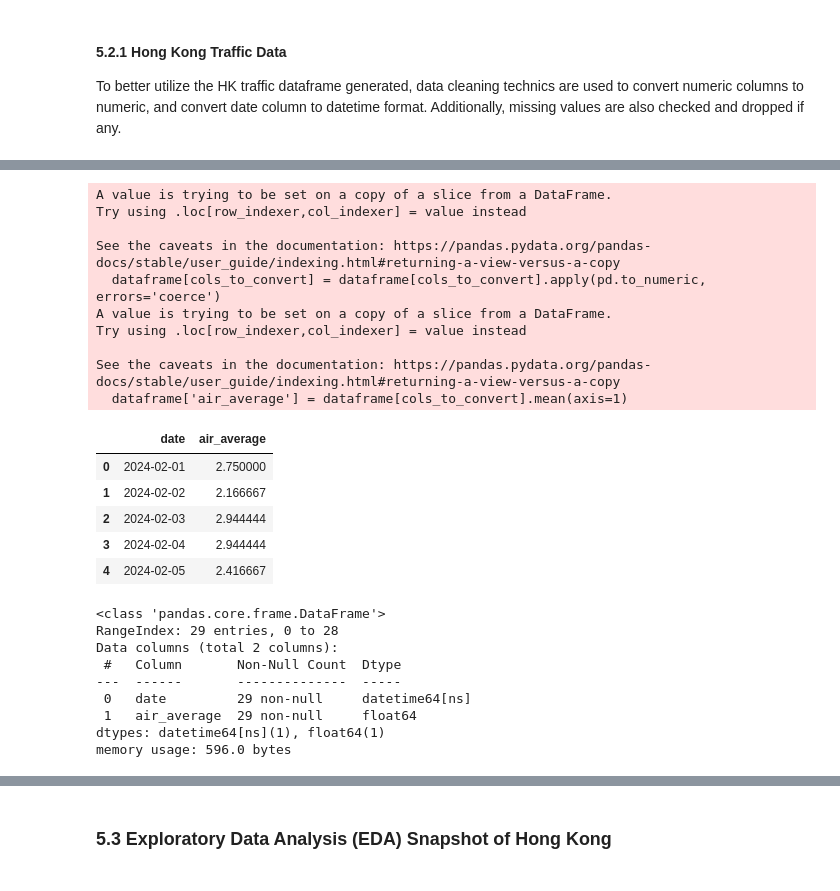
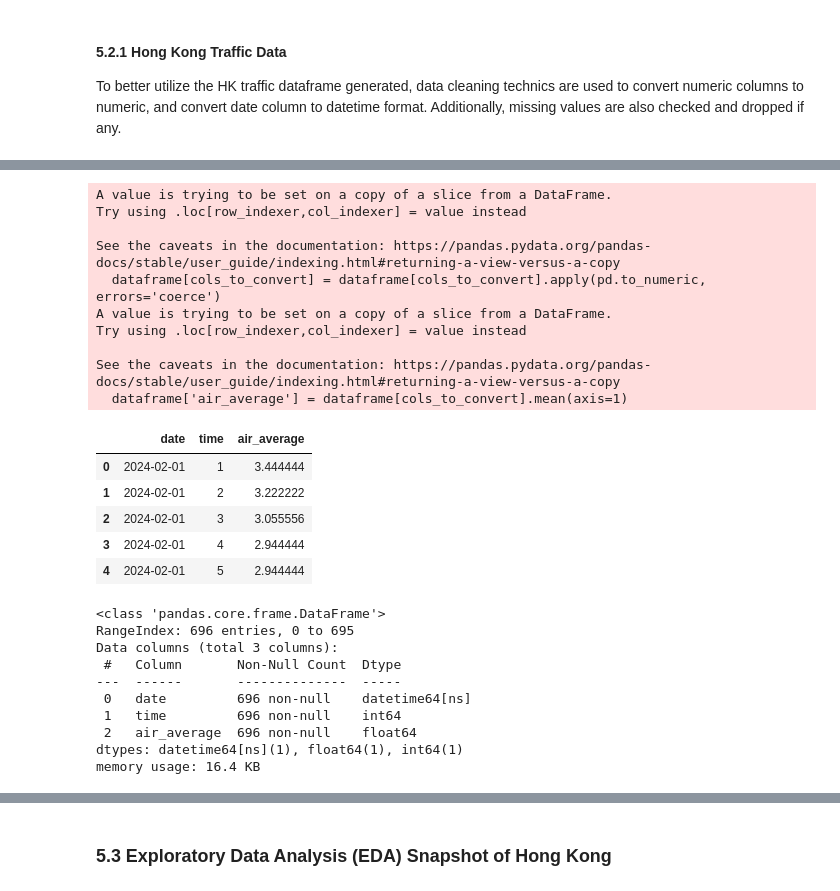
Before and after one commit to linxianying/G12_GuidedProject, a Jupyter notebook: traffic_air_sg.ipynb, the cells around one changed output, grey strips where cells are left out. Saved outputs shown, nothing was run; the diff lists cells and outputs as text; code cells hidden in the pictures.

```diff
--- a/traffic_air_sg.ipynb
+++ b/traffic_air_sg.ipynb
@@ -929,0 +872,7 @@ dtype: int64
+# %%
+
+filtered_hk_air_quality_df = hk_air_quality_df[hk_air_quality_df['时间'] != '每日最高值']
+filtered_hk_air_quality_df['时间'] = filtered_hk_air_quality_df['时间'].astype('int')
+# filtered_hk_air_quality_df = [(hk_air_quality_df['时间'] == '7') | (hk_air_quality_df['时间'] == '8')]
+print("\nFiltered HK air quality data for hours 7 and 8 for comparision with SG data:")
+print(filtered_hk_air_quality_df.head())
@@ -930,46 +930,47 @@ dtype: int64
 # %%
 
 
 def overall_average_air_quality(dataframe):
     # only have columns after first two to do average
     cols_to_convert = dataframe.columns[2:]
     dataframe[cols_to_convert] = dataframe[cols_to_convert].apply(pd.to_numeric, errors='coerce')
     dataframe['air_average'] = dataframe[cols_to_convert].mean(axis=1)
     # group the average by date
-    overall_avg_df = dataframe.groupby('date')['air_average'].mean().reset_index()
+    overall_avg_df = dataframe.groupby(['date', 'time'])['air_average'].mean().reset_index()
     return overall_avg_df
 
 
 hk_average_air_quality_df = overall_average_air_quality(filtered_hk_air_quality_df)
 
 hk_average_air_quality_df.head()
 # %% [output]
 A value is trying to be set on a copy of a slice from a DataFrame.
 Try using .loc[row_indexer,col_indexer] = value instead
 
 See the caveats in the documentation: https://pandas.pydata.org/pandas-docs/stable/user_guide/indexing.html#returning-a-view-versus-a-copy
   dataframe[cols_to_convert] = dataframe[cols_to_convert].apply(pd.to_numeric, errors='coerce')
 A value is trying to be set on a copy of a slice from a DataFrame.
 Try using .loc[row_indexer,col_indexer] = value instead
 
 See the caveats in the documentation: https://pandas.pydata.org/pandas-docs/stable/user_guide/indexing.html#returning-a-view-versus-a-copy
   dataframe['air_average'] = dataframe[cols_to_convert].mean(axis=1)
-|  | date | air_average |
-| 0 | 2024-02-01 | 2.750000 |
-| 1 | 2024-02-02 | 2.166667 |
-| 2 | 2024-02-03 | 2.944444 |
-| 3 | 2024-02-04 | 2.944444 |
-| 4 | 2024-02-05 | 2.416667 |
+|  | date | time | air_average |
+| 0 | 2024-02-01 | 1 | 3.444444 |
+| 1 | 2024-02-01 | 2 | 3.222222 |
+| 2 | 2024-02-01 | 3 | 3.055556 |
+| 3 | 2024-02-01 | 4 | 2.944444 |
+| 4 | 2024-02-01 | 5 | 2.944444 |
 # %%
 hk_average_air_quality_df.info()
 # %% [output]
 <class 'pandas.core.frame.DataFrame'>
-RangeIndex: 29 entries, 0 to 28
-Data columns (total 2 columns):
+RangeIndex: 696 entries, 0 to 695
+Data columns (total 3 columns):
  #   Column       Non-Null Count  Dtype
 ---  ------       --------------  -----
- 0   date         29 non-null     datetime64[ns]
- 1   air_average  29 non-null     float64
-dtypes: datetime64[ns](1), float64(1)
-memory usage: 596.0 bytes
+ 0   date         696 non-null    datetime64[ns]
+ 1   time         696 non-null    int64
+ 2   air_average  696 non-null    float64
+dtypes: datetime64[ns](1), float64(1), int64(1)
+memory usage: 16.4 KB
 # %%
```
Also changed, not shown: parts of 28 cells of this notebook.
